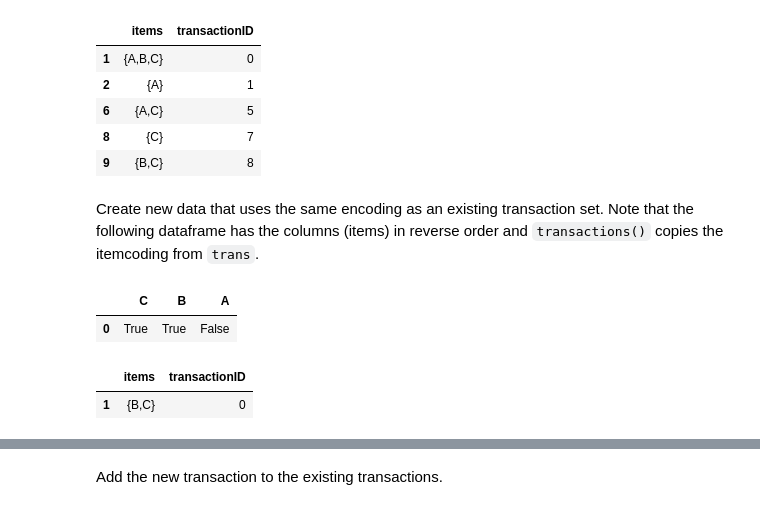
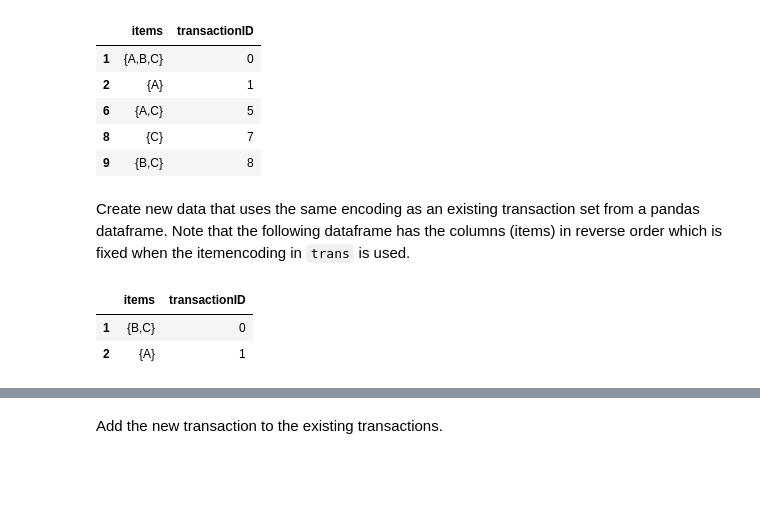
Before and after one commit to mhahsler/arulespy, a Jupyter notebook: examples/arules.ipynb, the cells around one changed output, grey strips where cells are left out. Cells and saved outputs as stored; diff of their text form; code cells hidden in the pictures; blank space fills up the shorter version.

```diff
--- a/examples/arules.ipynb
+++ b/examples/arules.ipynb
@@ -105,21 +111,18 @@ trans.unique().as_df()
 | 8 | {C} | 7 |
 | 9 | {B,C} | 8 |
 # %% [markdown]
-Create new data that uses the same encoding as an existing transaction set. Note that the following dataframe
-has the columns (items) in reverse order and `transactions()` copies the itemcoding from `trans`.
+Create new data that uses the same encoding as an existing transaction set from a pandas dataframe. Note that the following dataframe
+has the columns (items) in reverse order which is fixed when the itemencoding in `trans` is used.
 # %%
-df2 = pd.DataFrame (
+trans2 = Transactions.from_df(pd.DataFrame (
     [
-        [True,True, False]
+        [True,True, False],
+        [False, False, True],
     ],
-    columns=list ('CBA'))
+    columns=list ('CBA')), trans)
 
-df2
+trans2.as_df()
 # %% [output]
-|  | C | B | A |
-| 0 | True | True | False |
+|  | items | transactionID |
+| 1 | {B,C} | 0 |
+| 2 | {A} | 1 |
-# %%
-Transactions.from_df(df2, trans).as_df()
-# %% [output]
-|  | items | transactionID |
-| 1 | {B,C} | 0 |
```
Also changed, not shown: parts of 39 cells of this notebook, 7 other files.
